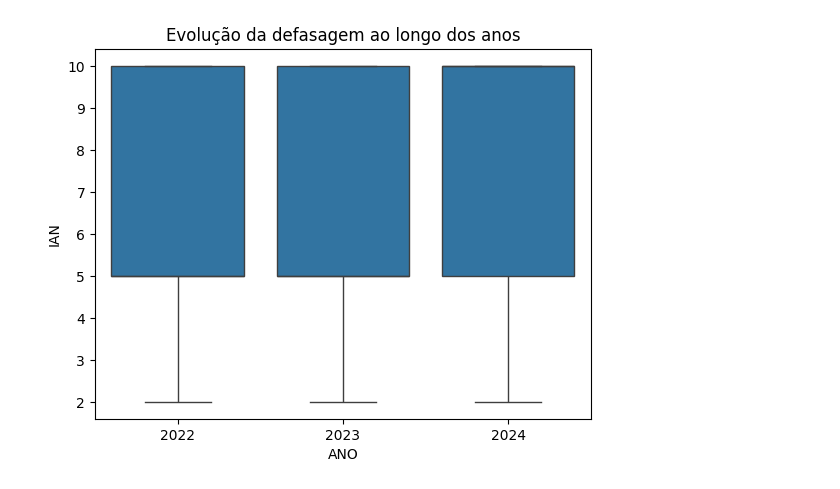
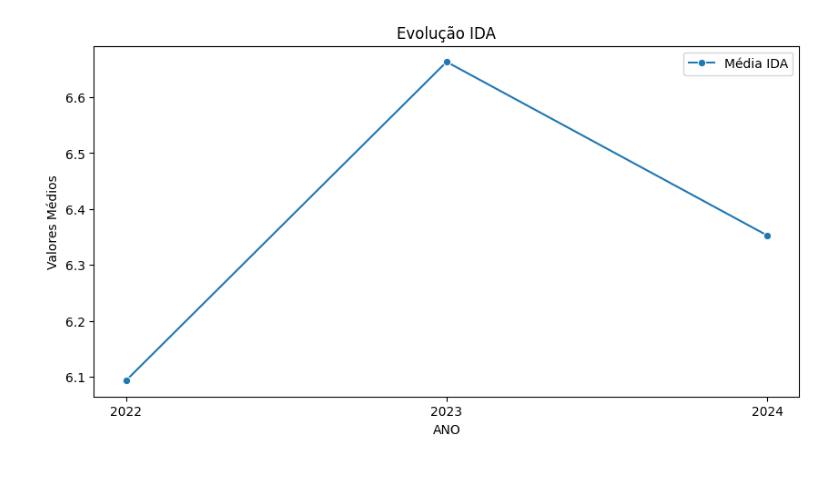
Before and after one commit to Alef2021/DATATHON_2026, a Jupyter notebook: limpeza_dados.ipynb, the cells around one changed output. Cells and saved outputs as stored; diff of their text form; code cells hidden in the pictures.

```diff
--- a/limpeza_dados.ipynb
+++ b/limpeza_dados.ipynb
@@ -243,6 +240,14 @@ plt.show()
-# %%
-sns.boxplot(x="ANO", y="IAN", data=df_dados)
-plt.title("Evolução da defasagem ao longo dos anos")
-plt.show()
-# %% [output]
-[figure, removed]
+# %%
+df_dados_ida = df_dados[df_dados['IDA'].notnull()]
+df_dados_ida_media = df_dados_ida.groupby('ANO')['IDA'].mean().reset_index()
+
+plt.figure(figsize=(10, 5))
+
+sns.lineplot(data=df_dados_ida_media, x='ANO', y='IDA', label='Média IDA', marker='o')
+
+plt.xticks(df_dados_ida_media['ANO'].unique())
+plt.title('Evolução IDA')
+plt.ylabel('Valores Médios')
+plt.show()
+# %% [output]
+[figure, added]
```
Also changed, not shown: parts of 6 cells of this notebook.
